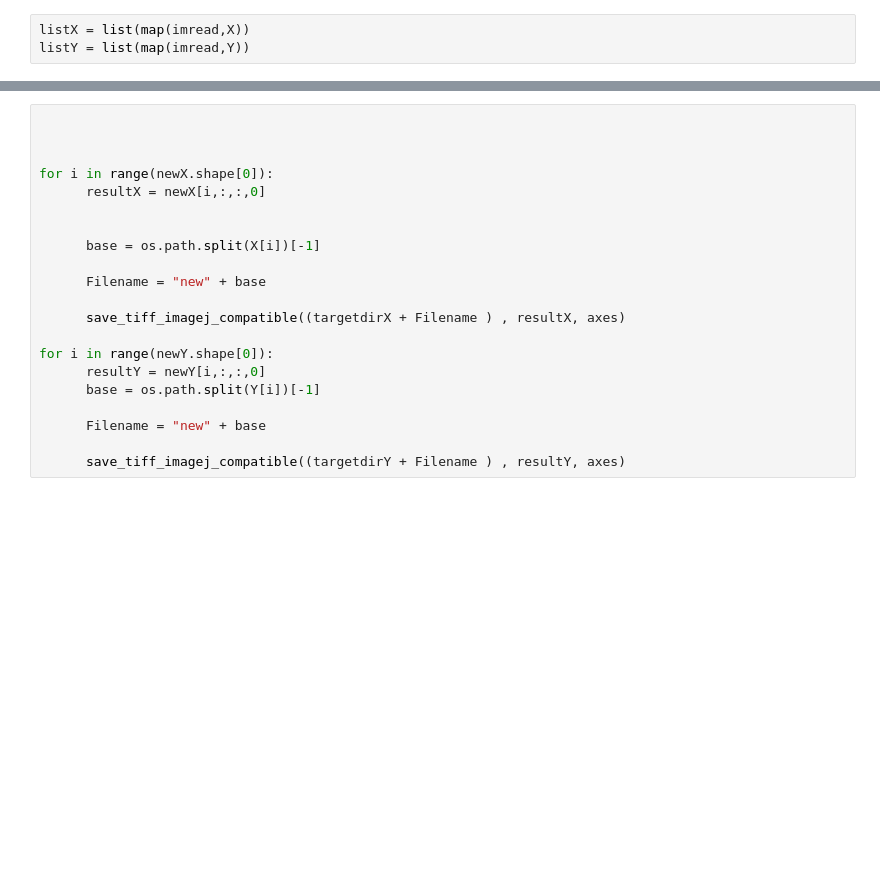
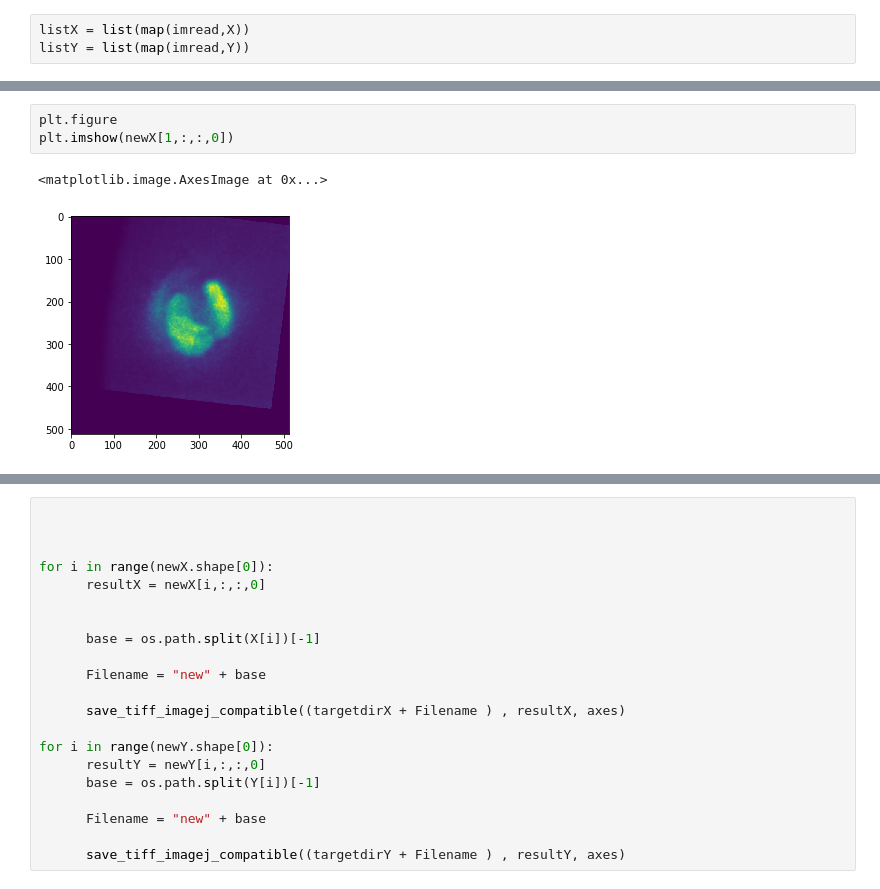
Before and after one commit to oozguc/PyImage, a Jupyter notebook: DeepLearning/HelperFunctions/DataAugmentationListImages.ipynb, the cells around one changed output, grey strips where cells are left out. Cells and saved outputs as stored; diff of their text form; blank space fills up the shorter version.

```diff
--- a/DeepLearning/HelperFunctions/DataAugmentationListImages.ipynb
+++ b/DeepLearning/HelperFunctions/DataAugmentationListImages.ipynb
@@ -68,0 +75,6 @@ print(newY.shape)
+# %%
+plt.figure
+plt.imshow(newX[1,:,:,0])
+# %% [output]
+<matplotlib.image.AxesImage at 0x...>
+[figure, added]
```
Also changed, not shown: parts of 7 cells of this notebook.
